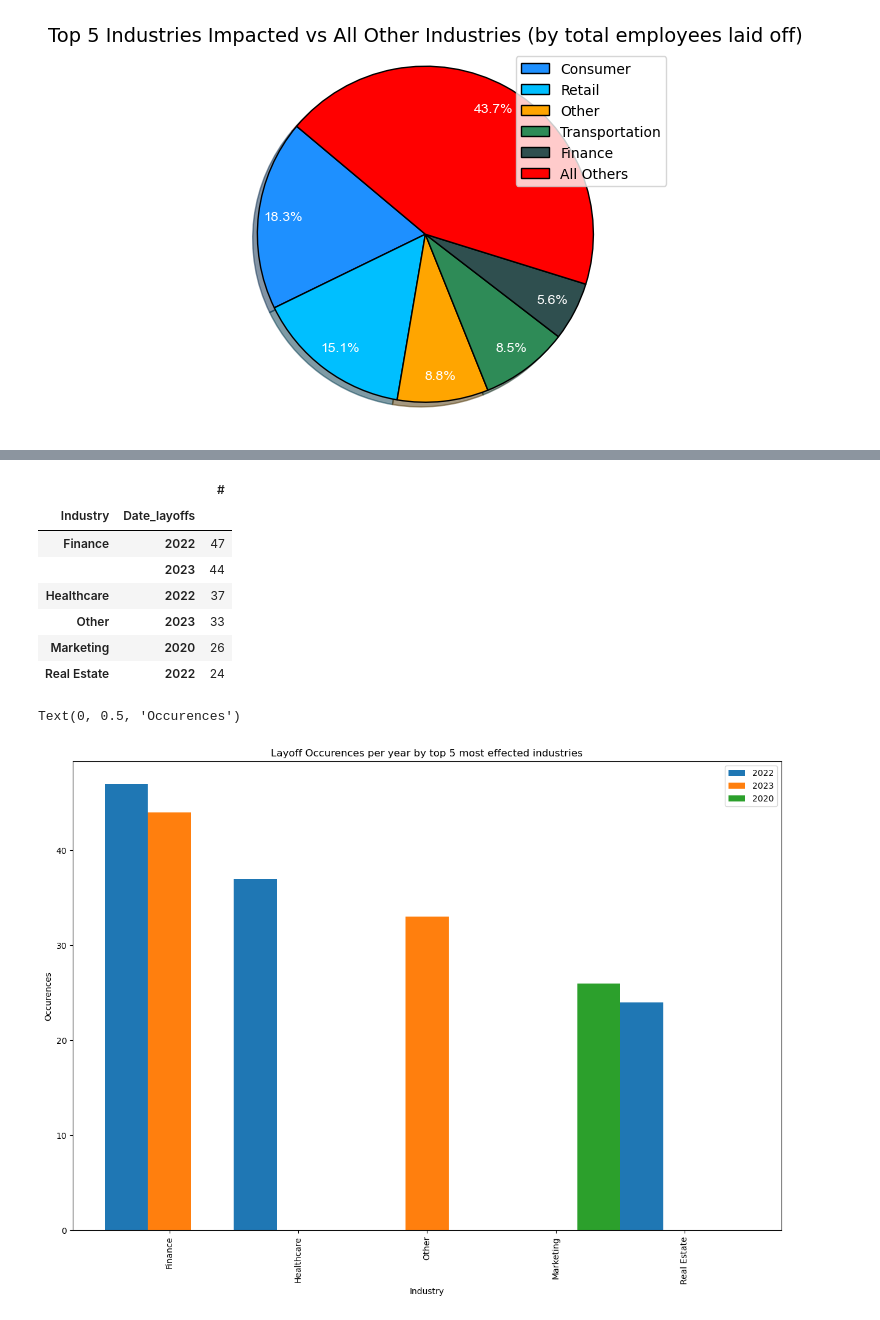
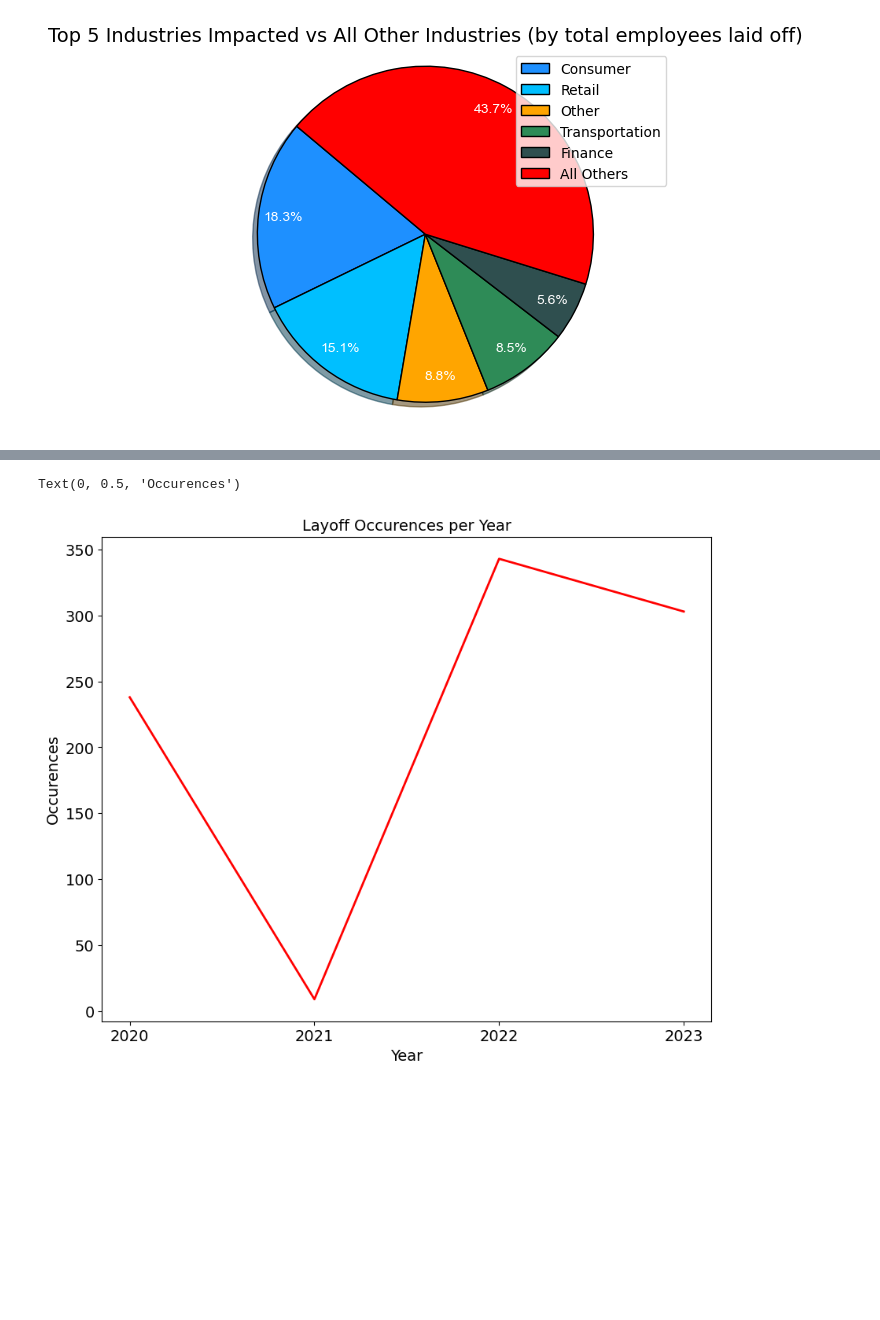
Before and after one commit to cschneggenburger/group-2-project-1, a Jupyter notebook: Big_Tech_Layoffs_Cody.ipynb, the cells around one changed output, grey strips where cells are left out. Drawn from its saved outputs; the diff is of its cells as text; code cells hidden in the pictures; blank space fills up the shorter version.

```diff
--- a/Big_Tech_Layoffs_Cody.ipynb
+++ b/Big_Tech_Layoffs_Cody.ipynb
@@ -183,24 +184,12 @@ for bar in bar_chart.patches:
-# %%
-industry_occurences_df = df_a.groupby(['Industry', 'Date_layoffs']).count()
-industry_occurences_df = df_a.groupby(['Industry', df_a["Date_layoffs"].dt.year]).count()
-industry_occurences_df = pd.DataFrame(industry_occurences_df['#']).sort_values(by='#', ascending=False).head(6)
-display(industry_occurences_df)
-
-occur_bar_chart = industry_occurences_df.unstack().plot(kind='bar', figsize=(15,10), width=1)
-leg=plt.legend()
-leg.get_texts()[0].set_text('2022')
-leg.get_texts()[1].set_text('2023')
-leg.get_texts()[2].set_text('2020')
-plt.title('Layoff Occurences per year by top 5 most effected industries')
-plt.ylabel('Occurences')
-# %% [output]
-|  |  | # |
-| Industry | Date_layoffs |  |
-| Finance | 2022 | 47 |
-|  | 2023 | 44 |
-| Healthcare | 2022 | 37 |
-| Other | 2023 | 33 |
-| Marketing | 2020 | 26 |
-| Real Estate | 2022 | 24 |
-Text(0, 0.5, 'Occurences')
-[figure, removed]
+# %%
+industry_occurences = df_a.groupby(df_a["Date_layoffs"].dt.year).count()
+industry_occurences_df = pd.DataFrame(industry_occurences['#']).sort_values('Date_layoffs', ascending=True).head(4)
+
+industry_occurences_df.plot(legend=False, color='red', linewidth=2, figsize=(10,8), fontsize=14)
+plt.title('Layoff Occurences per Year', fontsize=14)
+plt.xticks([2020, 2021, 2022, 2023])
+plt.xlabel('Year', fontsize=14)
+plt.ylabel('Occurences', fontsize=14)
+# %% [output]
+Text(0, 0.5, 'Occurences')
+[figure, added]
```
Also changed, not shown: parts of 1 cell of this notebook.
